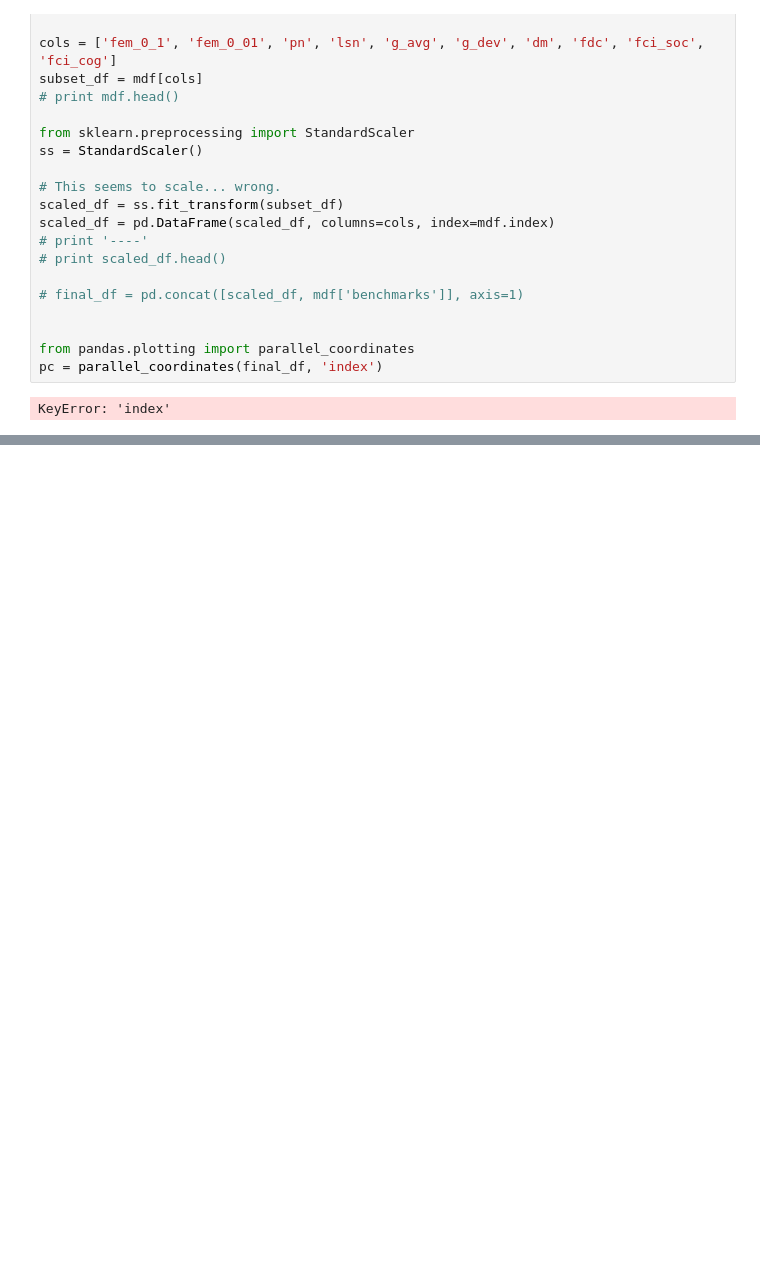
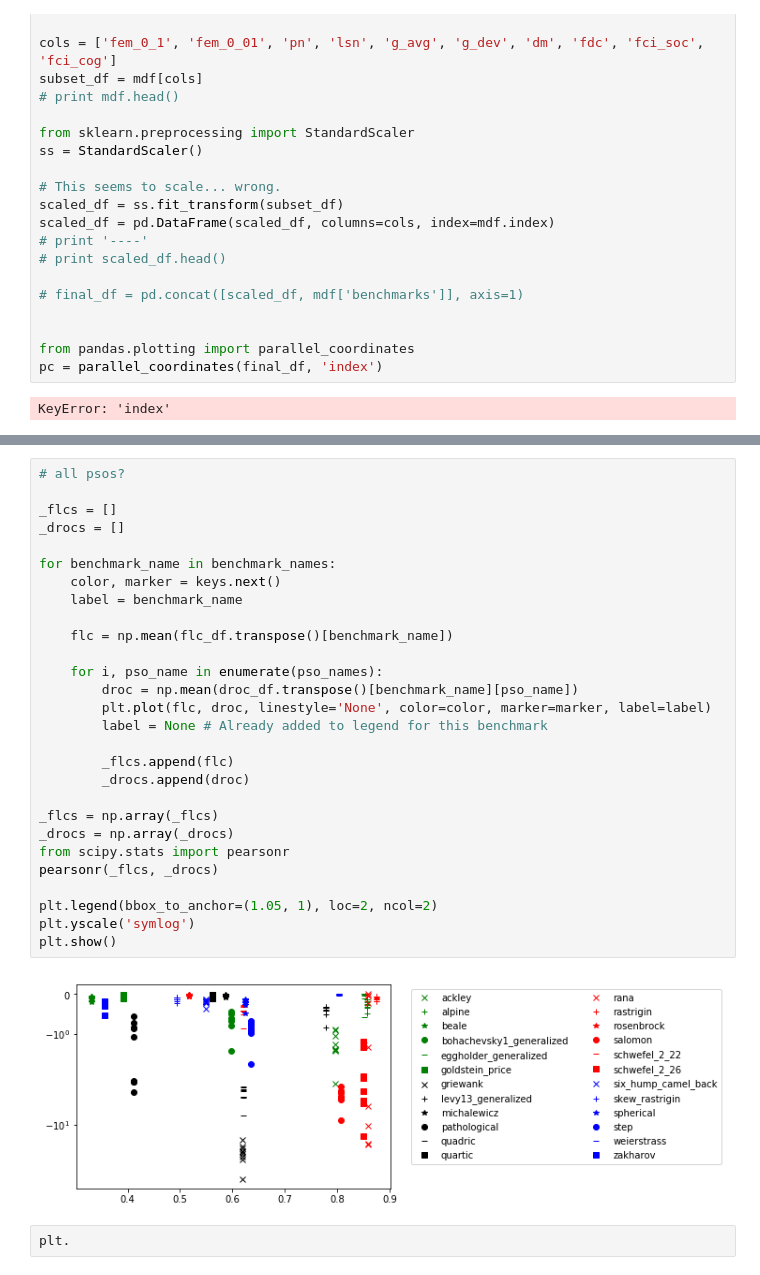
Before and after one commit to phlippieb/mpy, a Jupyter notebook: FLCs.ipynb, the cells around one changed output, grey strips where cells are left out. Drawn from its saved outputs; the diff is of its cells as text; blank space fills up the shorter version.

```diff
--- a/FLCs.ipynb
+++ b/FLCs.ipynb
@@ -725,0 +875,32 @@ KeyError: 'index'
+# %%
+# all psos?
+
+_flcs = []
+_drocs = []
+
+for benchmark_name in benchmark_names:
+    color, marker = keys.next()
+    label = benchmark_name
+
+    flc = np.mean(flc_df.transpose()[benchmark_name])
+
+    for i, pso_name in enumerate(pso_names):
+        droc = np.mean(droc_df.transpose()[benchmark_name][pso_name])
+        plt.plot(flc, droc, linestyle='None', color=color, marker=marker, label=label)
+        label = None # Already added to legend for this benchmark
+
+        _flcs.append(flc)
+        _drocs.append(droc)
+
+_flcs = np.array(_flcs)
+_drocs = np.array(_drocs)
+from scipy.stats import pearsonr
+pearsonr(_flcs, _drocs)
+
+plt.legend(bbox_to_anchor=(1.05, 1), loc=2, ncol=2)
+plt.yscale('symlog')
+plt.show()
+# %% [output]
+[figure, added]
+# %%
+plt.
```
Also changed, not shown: parts of 8 cells of this notebook.
